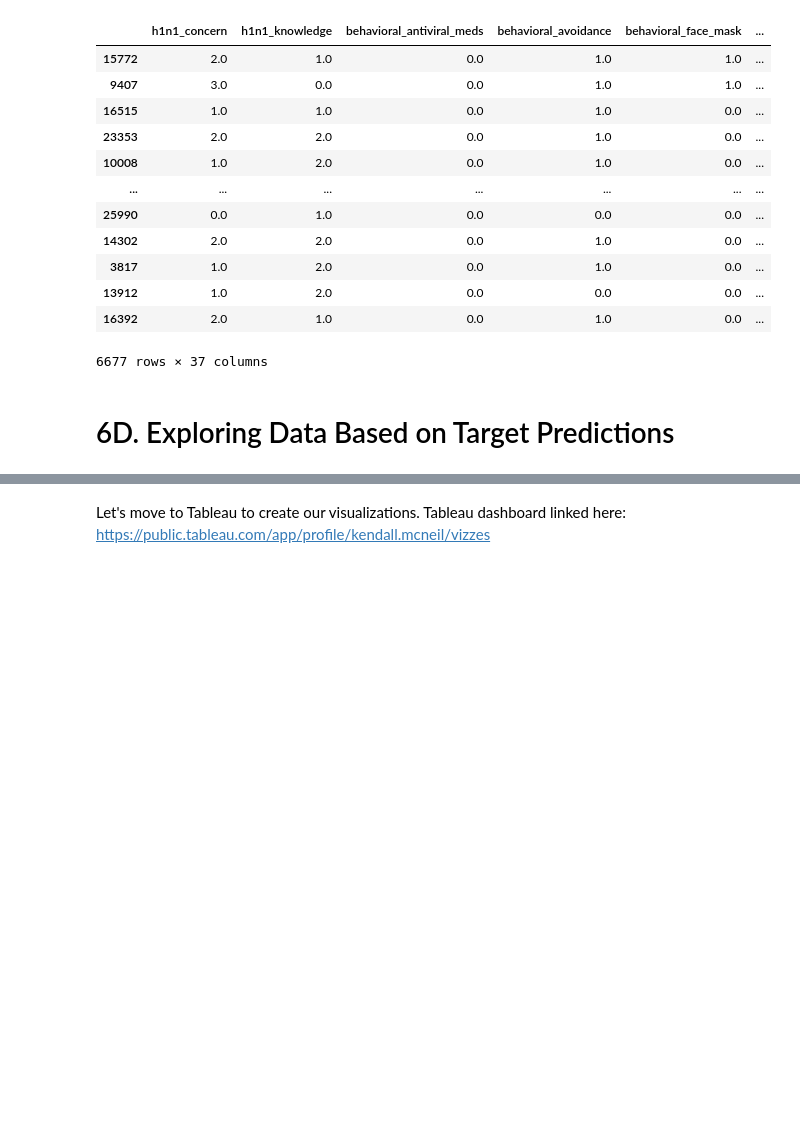
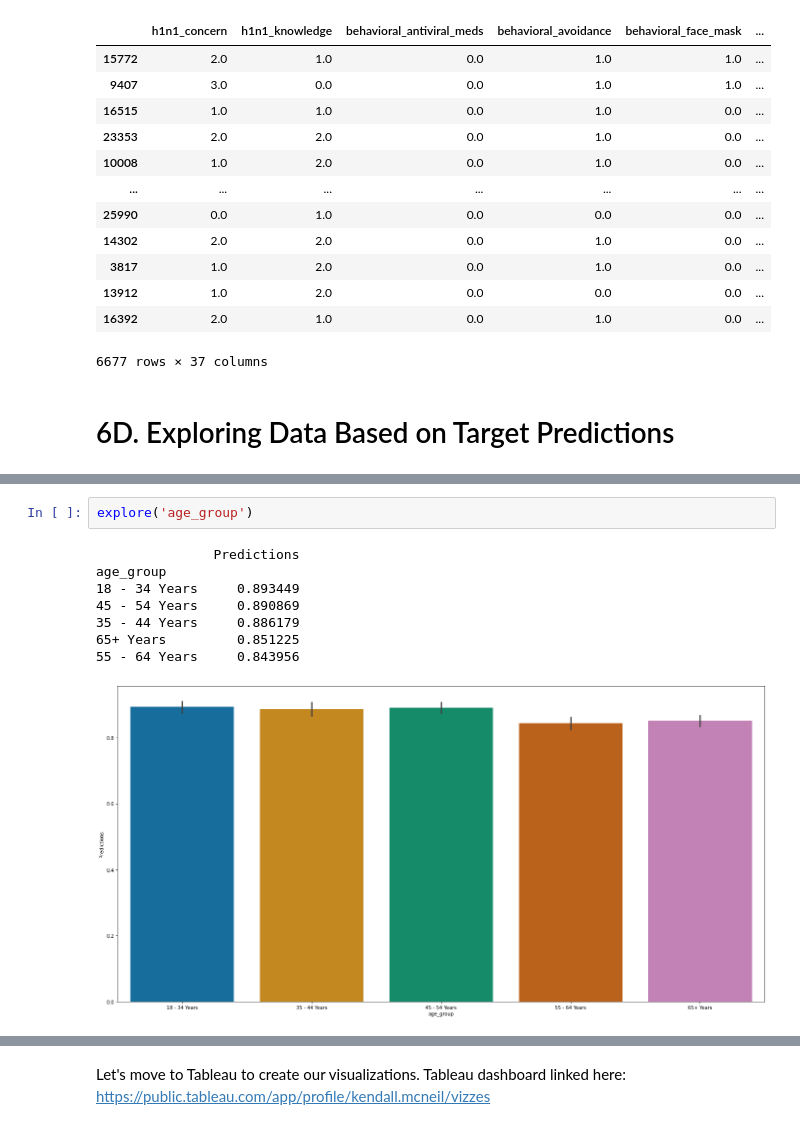
Before and after one commit to kmcneil901/H1N1-Vaccines, a Jupyter notebook: H1N1 Vaccine .ipynb, the cells around one changed output, grey strips where cells are left out. Saved outputs shown, nothing was run; the diff lists cells and outputs as text; blank space fills up the shorter version.

```diff
--- a/H1N1 Vaccine .ipynb
+++ b/H1N1 Vaccine .ipynb
@@ -1107,0 +912,11 @@ X_preds.to_csv('h1n1vaccines.csv')
+# %%
+explore('age_group')
+# %% [output]
+               Predictions
+age_group
+18 - 34 Years     0.893449
+45 - 54 Years     0.890869
+35 - 44 Years     0.886179
+65+ Years         0.851225
+55 - 64 Years     0.843956
+[figure, added]
```
Also changed, not shown: parts of 58 cells of this notebook.
